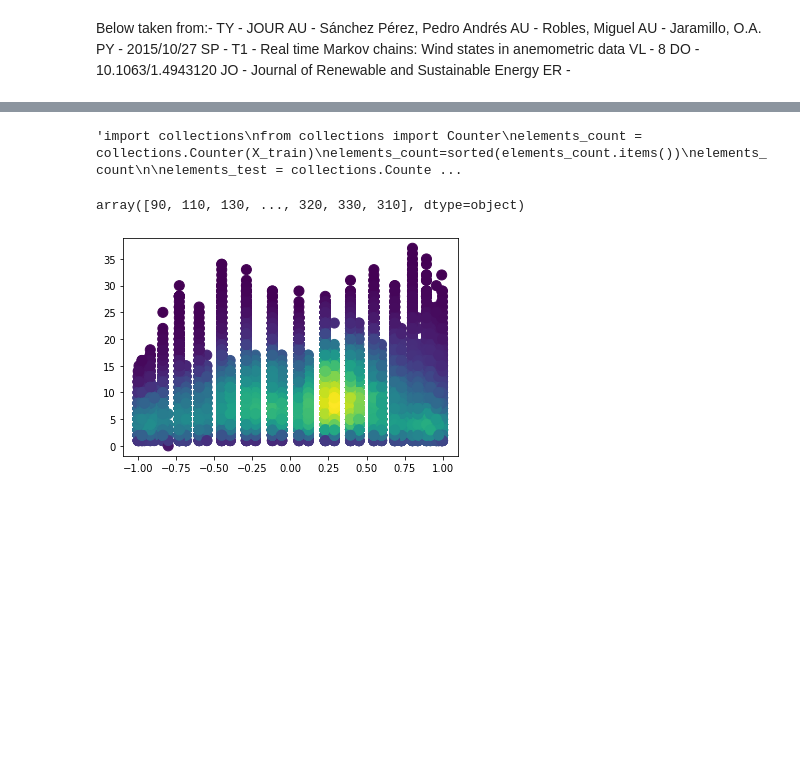
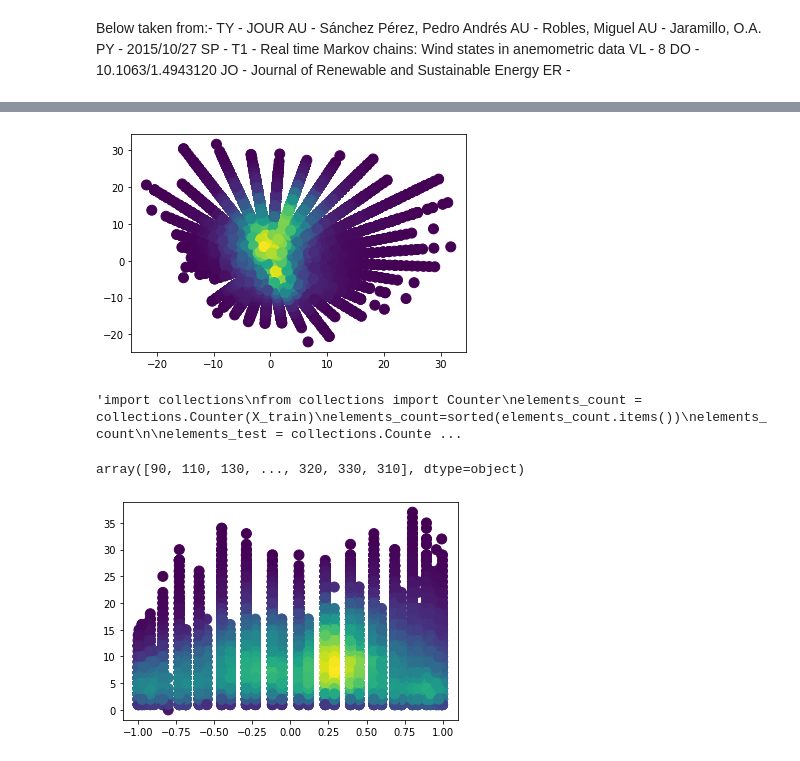
Before and after one commit to kevinTheQuigley/chargeTimeAnalytics, a Jupyter notebook: ChargeTimeAnalyticsNotebook2.ipynb, the cells around one changed output, grey strips where cells are left out. Saved outputs shown, nothing was run; the diff lists cells and outputs as text; code cells hidden in the pictures; blank space fills up the shorter version.

```diff
--- a/ChargeTimeAnalyticsNotebook2.ipynb
+++ b/ChargeTimeAnalyticsNotebook2.ipynb
@@ -1251,3 +1359,24 @@ plt.show()
+# %%
+import numpy as np
+import matplotlib.pyplot as plt
+from scipy.stats import gaussian_kde
+
+df1 = df1[df1['dub_wdsp'].notna()]
+df1 = df1[df1['dub_wddir'].notna()]
+
+# Generate fake data
+x = df1["dub_wdsp"]*np.sin(180-df1["dub_wddir"]/360*2*ma.pi)
+y = df1["dub_wdsp"]*np.cos(180-df1["dub_wddir"]/360*2*ma.pi)
+
+# Calculate the point density
+xy = np.vstack([x,y])
+z = gaussian_kde(xy)(xy)
+
+fig, ax = plt.subplots()
+ax.scatter(x, y, c=z, s=100)
+plt.show()
+# %% [output]
+[figure, added]
 # %%
 rng = np.random.RandomState(304)
 from sklearn.preprocessing import QuantileTransformer
@@ -1267,10 +1396,10 @@ elements_test
 X_trans_qt = qt.fit(X_train).transform(X_test)'''
 # %% [output]
 'import collections\nfrom collections import Counter\nelements_count = collections.Counter(X_train)\nelements_count=sorted(elements_count.items())\nelements_count\n\nelements_test = collections.Counte ...
-# %%
-df['dub_wddir'].to_numpy()
-# %% [output]
-array([90, 110, 130, ..., 320, 330, 310], dtype=object)
+# %%
+df['dub_wddir'].to_numpy()
+# %% [output]
+array([90, 110, 130, ..., 320, 330, 310], dtype=object)
 # %%
 import numpy as np
 import matplotlib.pyplot as plt
```
Also changed, not shown: parts of 57 cells of this notebook, 2 other files.
